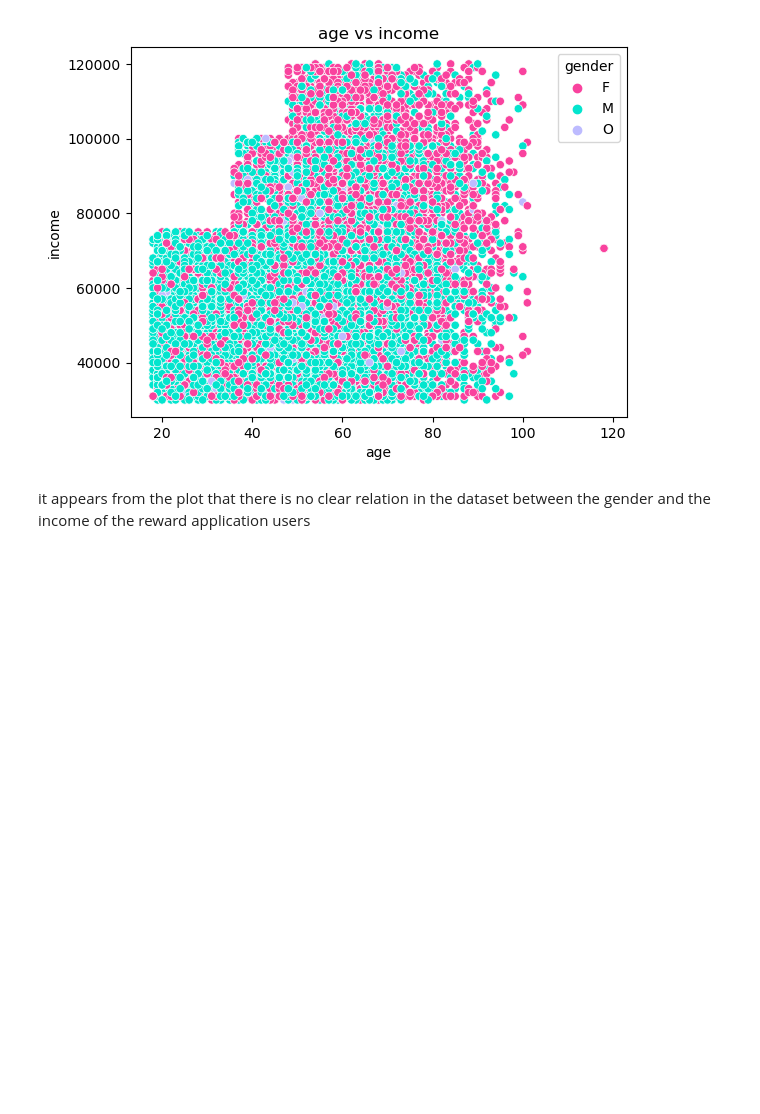
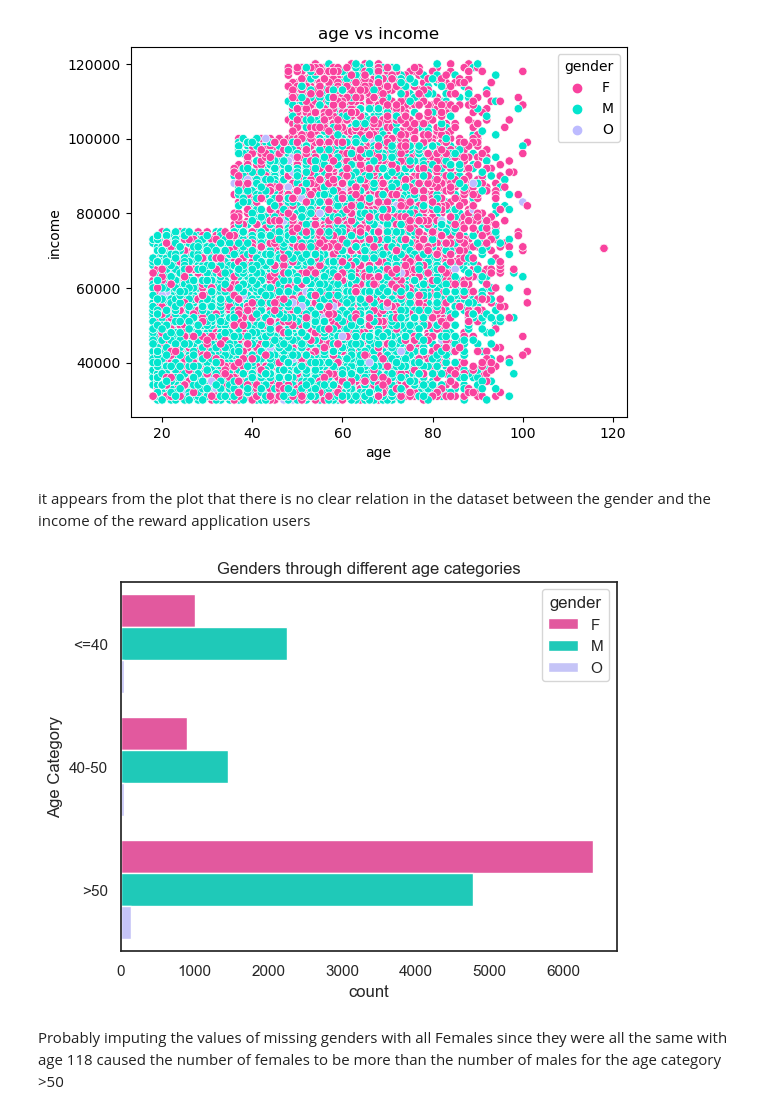
Before and after one commit to Moodrammer/ml-model-sagemaker-capstone, a Jupyter notebook: Starbucks_Capstone_notebook.ipynb, the cells around one changed output. Saved outputs shown, nothing was run; the diff lists cells and outputs as text; code cells hidden in the pictures; blank space fills up the shorter version.

```diff
--- a/Starbucks_Capstone_notebook.ipynb
+++ b/Starbucks_Capstone_notebook.ipynb
@@ -596,0 +648,21 @@ it appears from the plot that there is no clear relation in the dataset between
+# %%
+# Todo : make a stacked barplot that maps age to gender to see which use the application more for different age categories
+temp_df = profile_df.loc[:, ['age', 'gender']]
+sns.set(style='white')
+temp_df['age_category'] = temp_df.age.apply(categorize_users)
+temp_df.drop('age', axis=1, inplace=True)
+sns.countplot(
+    data = temp_df,
+    y='age_category',
+    hue='gender',
+    palette=dict(F='#F9429E', M='#03E5CE', O='#BDBBFF'),
+    order=['<=40', '40-50', '>50']
+)
+
+plt.ylabel('Age Category')
+plt.title('Genders through different age categories')
+plt.show()
+# %% [output]
+[figure, added]
+# %% [markdown]
+Probably imputing the values of missing genders with all Females since they were all the same with age 118 caused the number of females to be more than the number of males for the age category >50
```
Also changed, not shown: parts of 13 cells of this notebook.
